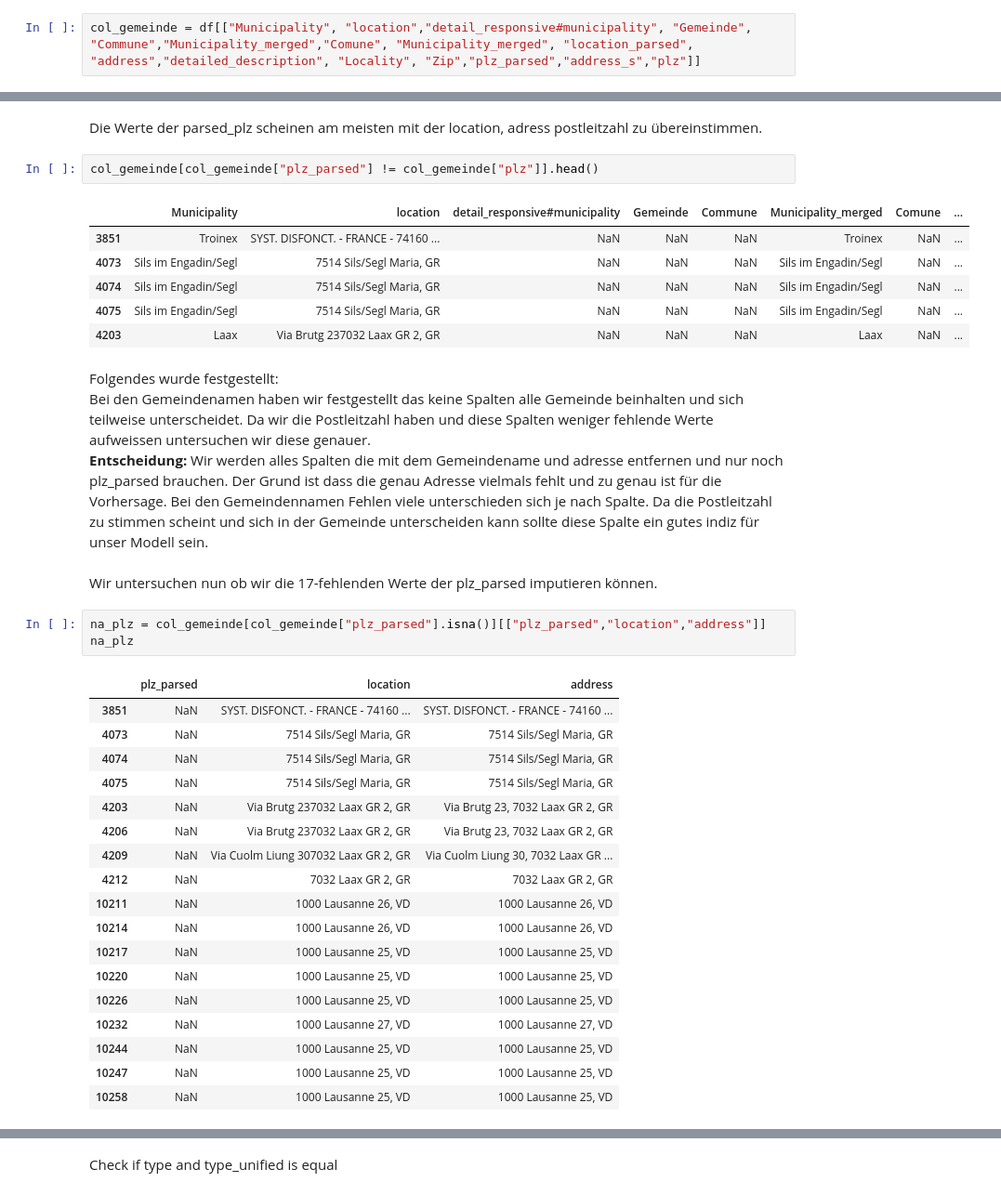
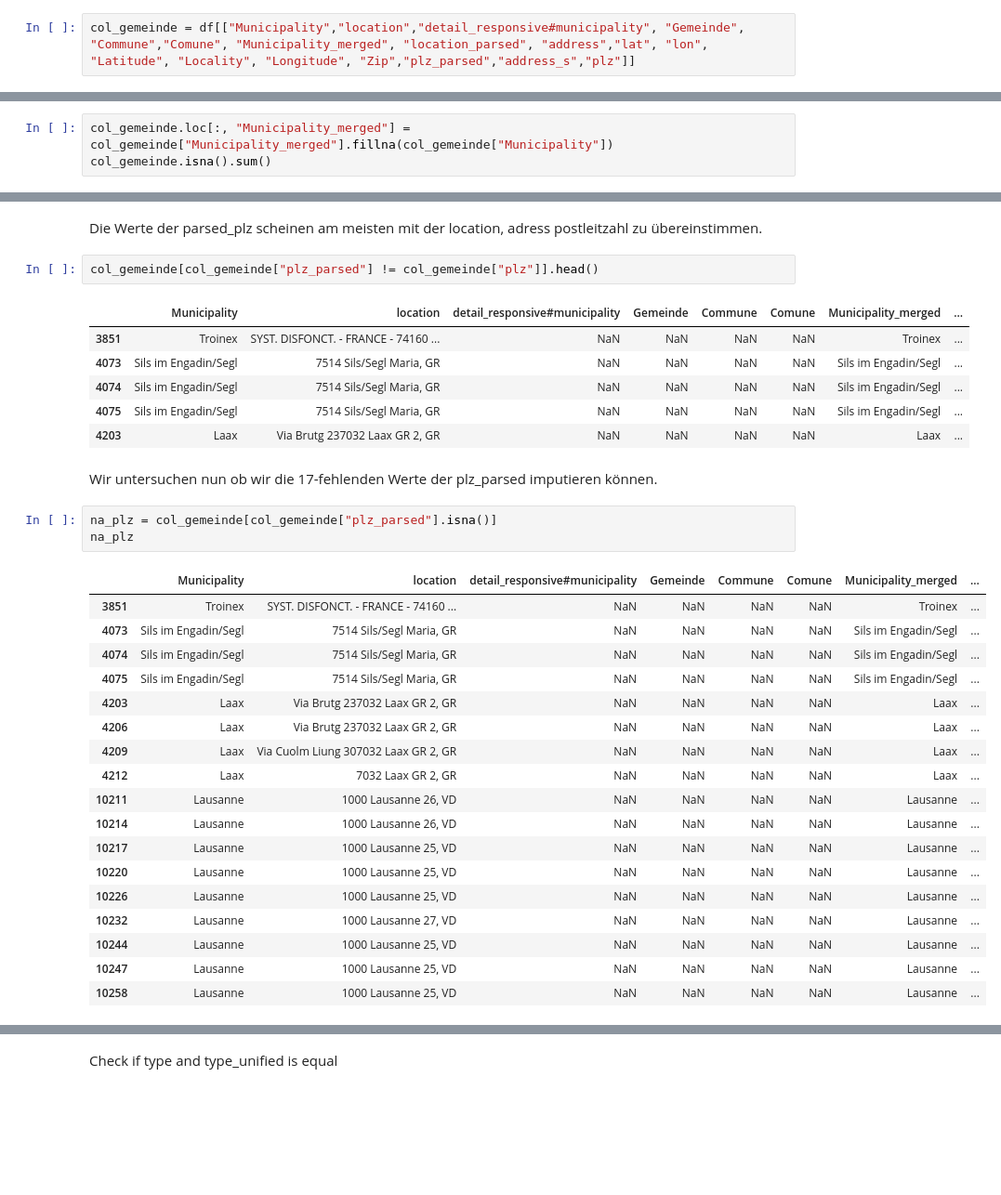
Before and after one commit to staldenhoefler/immo_challenge, a Jupyter notebook: notebooks/EDA.ipynb, the cells around one changed output, grey strips where cells are left out. Shown at 93% size. Cells and saved outputs as stored; diff of their text form; blank space fills up the shorter version.

Commit message:
- added new functions to dataframe - extended EDA-notebook

```diff
--- a/notebooks/EDA.ipynb
+++ b/notebooks/EDA.ipynb
@@ -176,5 +195,5 @@ Wir möchten die Gemeinde Angaben kontrollieren, wir filtern nach Postleitzahl,
 # %%
-col_gemeinde = df[["Municipality", "location","detail_responsive#municipality", "Gemeinde", "Commune","Municipality_merged","Comune", "Municipality_merged", "location_parsed", "address","detailed_description", "Locality", "Zip","plz_parsed","address_s","plz"]]
+col_gemeinde = df[["Municipality","location","detail_responsive#municipality", "Gemeinde", "Commune","Comune", "Municipality_merged", "location_parsed", "address","lat", "lon", "Latitude", "Locality", "Longitude", "Zip","plz_parsed","address_s","plz"]]
 # %%
 col_gemeinde.head()
 # %% [output]
@@ -224,0 +251,3 @@ col_gemeinde[col_gemeinde["Municipality"].isna()]
+# %%
+col_gemeinde.loc[:, "Municipality_merged"] = col_gemeinde["Municipality_merged"].fillna(col_gemeinde["Municipality"])
+col_gemeinde.isna().sum()
@@ -237,37 +341,34 @@ Die Werte der parsed_plz scheinen am meisten mit der location, adress postleitza
 # %%
 col_gemeinde[col_gemeinde["plz_parsed"] != col_gemeinde["plz"]].head()
 # %% [output]
-|  | Municipality | location | detail_responsive#municipality | Gemeinde | Commune | Municipality_merged | Comune | ... |
-| 3851 | Troinex | SYST. DISFONCT. - FRANCE - 74160 ... | NaN | NaN | NaN | Troinex | NaN | ... |
-| 4073 | Sils im Engadin/Segl | 7514 Sils/Segl Maria, GR | NaN | NaN | NaN | Sils im Engadin/Segl | NaN | ... |
-| 4074 | Sils im Engadin/Segl | 7514 Sils/Segl Maria, GR | NaN | NaN | NaN | Sils im Engadin/Segl | NaN | ... |
-| 4075 | Sils im Engadin/Segl | 7514 Sils/Segl Maria, GR | NaN | NaN | NaN | Sils im Engadin/Segl | NaN | ... |
-| 4203 | Laax | Via Brutg 237032 Laax GR 2, GR | NaN | NaN | NaN | Laax | NaN | ... |
+|  | Municipality | location | detail_responsive#municipality | Gemeinde | Commune | Comune | Municipality_merged | ... |
+| 3851 | Troinex | SYST. DISFONCT. - FRANCE - 74160 ... | NaN | NaN | NaN | NaN | Troinex | ... |
+| 4073 | Sils im Engadin/Segl | 7514 Sils/Segl Maria, GR | NaN | NaN | NaN | NaN | Sils im Engadin/Segl | ... |
+| 4074 | Sils im Engadin/Segl | 7514 Sils/Segl Maria, GR | NaN | NaN | NaN | NaN | Sils im Engadin/Segl | ... |
+| 4075 | Sils im Engadin/Segl | 7514 Sils/Segl Maria, GR | NaN | NaN | NaN | NaN | Sils im Engadin/Segl | ... |
+| 4203 | Laax | Via Brutg 237032 Laax GR 2, GR | NaN | NaN | NaN | NaN | Laax | ... |
-# %% [markdown]
-Folgendes wurde festgestellt: <br>
-Bei den Gemeindenamen haben wir festgestellt das keine Spalten alle Gemeinde beinhalten und sich teilweise unterscheidet. Da wir die Postleitzahl haben und diese Spalten weniger fehlende Werte aufweissen untersuchen wir diese genauer. <br> **Entscheidung:** Wir werden alles Spalten die mit dem Gemeindename und adresse entfernen und nur noch plz_parsed brauchen. Der Grund ist dass die genau Adresse vielmals fehlt und zu genau ist für die Vorhersage. Bei den Gemeindennamen Fehlen viele unterschieden sich je nach Spalte. Da die Postleitzahl zu stimmen scheint und sich in der Gemeinde unterscheiden kann sollte diese Spalte ein gutes indiz für unser Modell sein.
 # %% [markdown]
 Wir untersuchen nun ob wir die 17-fehlenden Werte der plz_parsed imputieren können.
 # %%
-na_plz = col_gemeinde[col_gemeinde["plz_parsed"].isna()][["plz_parsed","location","address"]]
+na_plz = col_gemeinde[col_gemeinde["plz_parsed"].isna()]
 na_plz
 # %% [output]
-|  | plz_parsed | location | address |
-| 3851 | NaN | SYST. DISFONCT. - FRANCE - 74160 ... | SYST. DISFONCT. - FRANCE - 74160 ... |
-| 4073 | NaN | 7514 Sils/Segl Maria, GR | 7514 Sils/Segl Maria, GR |
-| 4074 | NaN | 7514 Sils/Segl Maria, GR | 7514 Sils/Segl Maria, GR |
-| 4075 | NaN | 7514 Sils/Segl Maria, GR | 7514 Sils/Segl Maria, GR |
-| 4203 | NaN | Via Brutg 237032 Laax GR 2, GR | Via Brutg 23, 7032 Laax GR 2, GR |
-| 4206 | NaN | Via Brutg 237032 Laax GR 2, GR | Via Brutg 23, 7032 Laax GR 2, GR |
-| 4209 | NaN | Via Cuolm Liung 307032 Laax GR 2, GR | Via Cuolm Liung 30, 7032 Laax GR ... |
-| 4212 | NaN | 7032 Laax GR 2, GR | 7032 Laax GR 2, GR |
-| 10211 | NaN | 1000 Lausanne 26, VD | 1000 Lausanne 26, VD |
-| 10214 | NaN | 1000 Lausanne 26, VD | 1000 Lausanne 26, VD |
-| 10217 | NaN | 1000 Lausanne 25, VD | 1000 Lausanne 25, VD |
-| 10220 | NaN | 1000 Lausanne 25, VD | 1000 Lausanne 25, VD |
-| 10226 | NaN | 1000 Lausanne 25, VD | 1000 Lausanne 25, VD |
-| 10232 | NaN | 1000 Lausanne 27, VD | 1000 Lausanne 27, VD |
-| 10244 | NaN | 1000 Lausanne 25, VD | 1000 Lausanne 25, VD |
-| 10247 | NaN | 1000 Lausanne 25, VD | 1000 Lausanne 25, VD |
-| 10258 | NaN | 1000 Lausanne 25, VD | 1000 Lausanne 25, VD |
+|  | Municipality | location | detail_responsive#municipality | Gemeinde | Commune | Comune | Municipality_merged | ... |
+| 3851 | Troinex | SYST. DISFONCT. - FRANCE - 74160 ... | NaN | NaN | NaN | NaN | Troinex | ... |
+| 4073 | Sils im Engadin/Segl | 7514 Sils/Segl Maria, GR | NaN | NaN | NaN | NaN | Sils im Engadin/Segl | ... |
+| 4074 | Sils im Engadin/Segl | 7514 Sils/Segl Maria, GR | NaN | NaN | NaN | NaN | Sils im Engadin/Segl | ... |
+| 4075 | Sils im Engadin/Segl | 7514 Sils/Segl Maria, GR | NaN | NaN | NaN | NaN | Sils im Engadin/Segl | ... |
+| 4203 | Laax | Via Brutg 237032 Laax GR 2, GR | NaN | NaN | NaN | NaN | Laax | ... |
+| 4206 | Laax | Via Brutg 237032 Laax GR 2, GR | NaN | NaN | NaN | NaN | Laax | ... |
+| 4209 | Laax | Via Cuolm Liung 307032 Laax GR 2, GR | NaN | NaN | NaN | NaN | Laax | ... |
+| 4212 | Laax | 7032 Laax GR 2, GR | NaN | NaN | NaN | NaN | Laax | ... |
+| 10211 | Lausanne | 1000 Lausanne 26, VD | NaN | NaN | NaN | NaN | Lausanne | ... |
+| 10214 | Lausanne | 1000 Lausanne 26, VD | NaN | NaN | NaN | NaN | Lausanne | ... |
+| 10217 | Lausanne | 1000 Lausanne 25, VD | NaN | NaN | NaN | NaN | Lausanne | ... |
+| 10220 | Lausanne | 1000 Lausanne 25, VD | NaN | NaN | NaN | NaN | Lausanne | ... |
+| 10226 | Lausanne | 1000 Lausanne 25, VD | NaN | NaN | NaN | NaN | Lausanne | ... |
+| 10232 | Lausanne | 1000 Lausanne 27, VD | NaN | NaN | NaN | NaN | Lausanne | ... |
+| 10244 | Lausanne | 1000 Lausanne 25, VD | NaN | NaN | NaN | NaN | Lausanne | ... |
+| 10247 | Lausanne | 1000 Lausanne 25, VD | NaN | NaN | NaN | NaN | Lausanne | ... |
+| 10258 | Lausanne | 1000 Lausanne 25, VD | NaN | NaN | NaN | NaN | Lausanne | ... |
 # %% [markdown]
```
Also changed, not shown: parts of 88 cells of this notebook, 2 other files.
